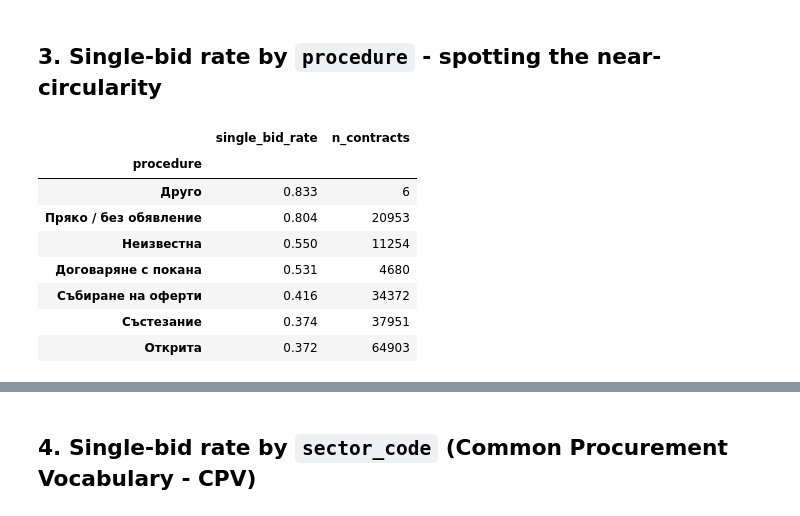
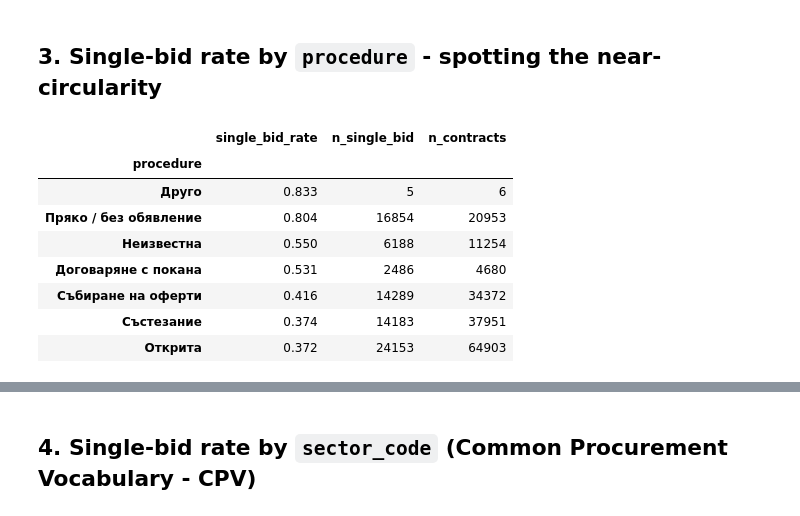
Before and after one commit to DenisMilanov/bg-procurement-single-bid, a Jupyter notebook: notebooks/01-initial-exploration.ipynb, the cells around one changed output, grey strips where cells are left out. Drawn from its saved outputs; the diff is of its cells as text; code cells hidden in the pictures.

```diff
--- a/notebooks/01-initial-exploration.ipynb
+++ b/notebooks/01-initial-exploration.ipynb
@@ -188,19 +188,23 @@ single-bid rate (known count):      0.4489  (~45%)
 ## 3. Single-bid rate by `procedure` - spotting the near-circularity
 # %%
 # Single-bid rate by procedure, computed on known-count rows only.
+# Columns: single_bid_rate (share), n_single_bid (count of single-bid),
+# n_contracts (total in that procedure).
 sb_by_procedure = (
     known.groupby("procedure")["single_bid"]
-    .agg(single_bid_rate="mean", n_contracts="count")
+    .agg(single_bid_rate="mean", n_single_bid="sum", n_contracts="count")
     .sort_values("single_bid_rate", ascending=False)
 )
-sb_by_procedure.round(3)
+sb_by_procedure["n_single_bid"] = sb_by_procedure["n_single_bid"].astype(int)
+sb_by_procedure["single_bid_rate"] = sb_by_procedure["single_bid_rate"].round(3)
+sb_by_procedure
 # %% [output]
-|  | single_bid_rate | n_contracts |
-| procedure |  |  |
-| Друго | 0.833 | 6 |
-| Пряко / без обявление | 0.804 | 20953 |
-| Неизвестна | 0.550 | 11254 |
-| Договаряне с покана | 0.531 | 4680 |
-| Събиране на оферти | 0.416 | 34372 |
-| Състезание | 0.374 | 37951 |
-| Открита | 0.372 | 64903 |
+|  | single_bid_rate | n_single_bid | n_contracts |
+| procedure |  |  |  |
+| Друго | 0.833 | 5 | 6 |
+| Пряко / без обявление | 0.804 | 16854 | 20953 |
+| Неизвестна | 0.550 | 6188 | 11254 |
+| Договаряне с покана | 0.531 | 2486 | 4680 |
+| Събиране на оферти | 0.416 | 14289 | 34372 |
+| Състезание | 0.374 | 14183 | 37951 |
+| Открита | 0.372 | 24153 | 64903 |
```
Also changed, not shown: parts of 6 cells of this notebook.
